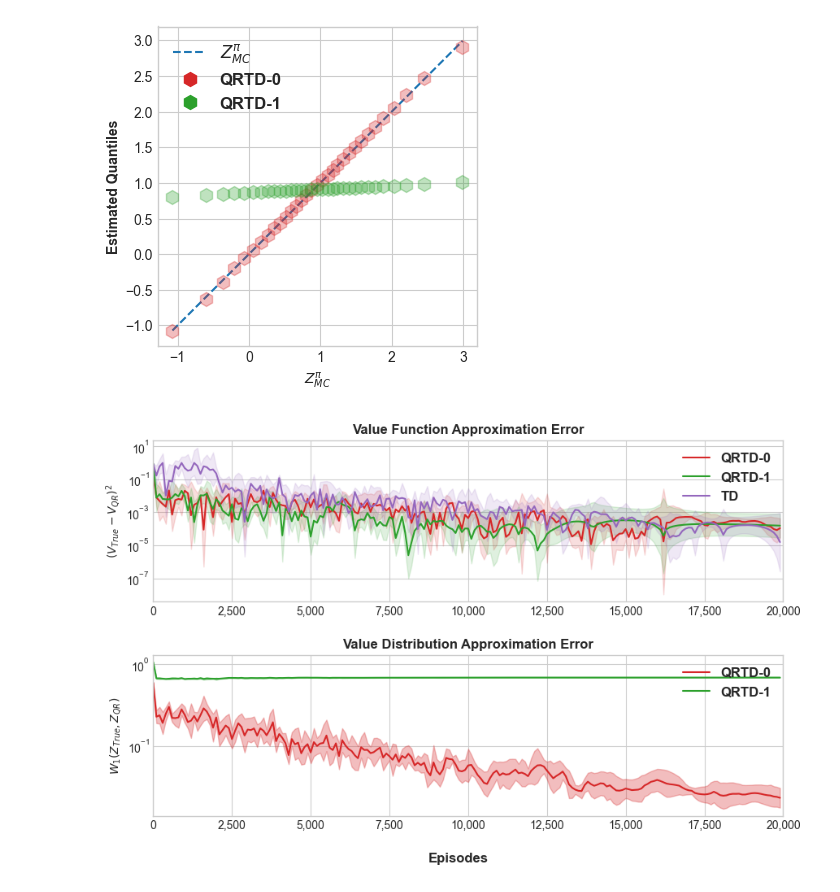
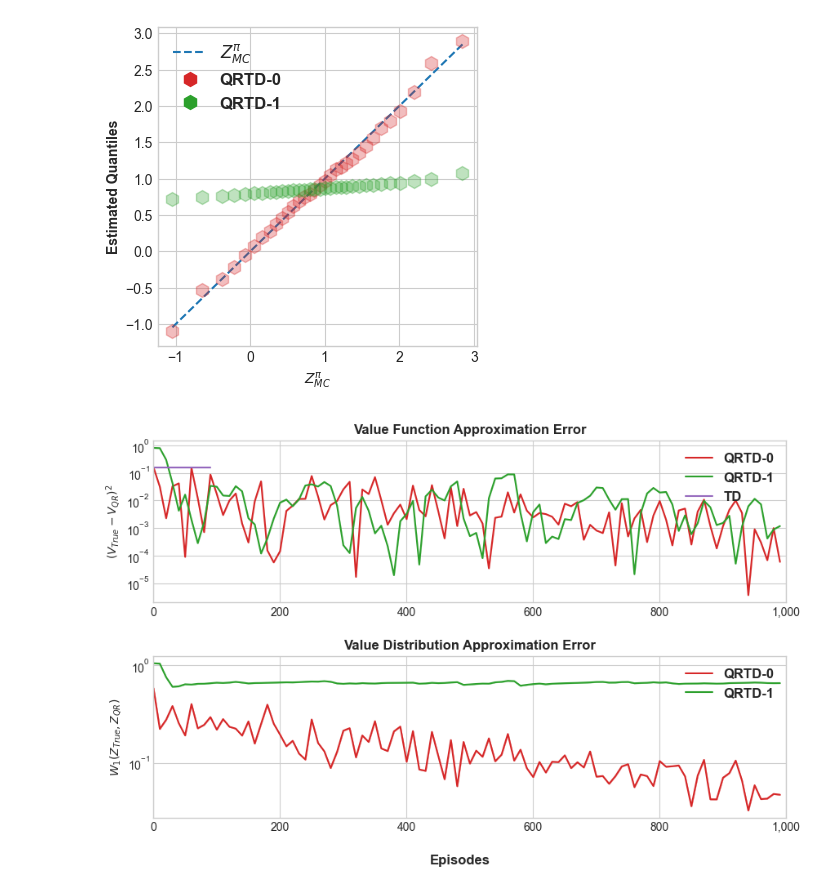
Before and after one commit to AlecHero/QuantileRegressionProject, a Jupyter notebook: test_qrtd.ipynb, the cells around one changed output. Drawn from its saved outputs; the diff is of its cells as text; code cells hidden in the pictures.

```diff
--- a/test_qrtd.ipynb
+++ b/test_qrtd.ipynb
@@ -1,22 +1,21 @@
 # %%
 import numpy as np
 import gymnasium as gym
+import importlib
 import envs
 
-from learners import PolicyIteration, MonteCarlo
-from analysis import plot_pdf, plot_cdf, plot_metrics, plot_qq, plot_map
-from qrtd import train_qrtd, Params
+from qrtd import Params
 
 params = Params(
     model_name="Walkway",
-    n_runs=5,
-    n_episodes=20_000,
-    save_skip=100,
-    lr_decay=2000,
+    n_runs=1,
+    n_episodes=1_000,
+    save_skip=10,
+    lr_decay=200,
     seed=123,
 
     N=32,
-    alpha=0.5,
+    alpha=1.0,
     gamma=0.99,
     epsilon=0.1,
 
@@ -30,13 +29,24 @@ params = params._replace(nA=int(env.action_space.n))
 params = params._replace(nS=int(env.observation_space.n))
 params = params._replace(shape=env.unwrapped.shape)
 s_init, _ = env.reset()
+
+save_to = None#"experiments/"+params.model_name
 # %%
+import analysis
+import qrtd
+importlib.reload(analysis)
+importlib.reload(qrtd)
+
+from learners import PolicyIteration, MonteCarlo
+from analysis import *
+from qrtd import train_qrtd
+
 policy, V_pi = PolicyIteration(env, params.gamma)
-table_qrtd0 = train_qrtd(env, policy, params, kappa=0)
-table_qrtd1 = train_qrtd(env, policy, params, kappa=1)
+table_qrtd0 = train_qrtd(env, policy, params, kappa=0, rho_type="manual")
+table_qrtd1 = train_qrtd(env, policy, params, kappa=1, rho_type="manual")
 
 params_td = params._replace(N=1)
-table_td = train_qrtd(env, policy, params_td, is_td=True)
+table_td = train_qrtd(env, policy, params_td, rho_type="manual")
 
 returns = MonteCarlo(env, policy, params.gamma, total_episodes=5_000)
 tau_returns = np.quantile(np.sort(returns), tau)
@@ -55,8 +53,7 @@ plot_map(table_qrtd0[0,-1].mean(-1), params)
 # %%
-init_qrtd0 = table_qrtd0.mean(0)[-1,s_init]
-init_qrtd1 = table_qrtd1.mean(0)[-1,s_init]
+init_qrtd0 = table_qrtd0.mean(0)[-1,0]
+init_qrtd1 = table_qrtd1.mean(0)[-1,0]
 
-save_to = "experiments/"+params.model_name
 plot_objs = [(init_qrtd0, "QRTD-0"), (init_qrtd1, "QRTD-1")]
 plot_qs = [(table_qrtd0[:,:,s_init], "QRTD-0"), (table_qrtd1[:,:,s_init], "QRTD-1"), (table_td[:,:,s_init], "TD")]
 
@@ -71,2 +68,2 @@ plot_metrics(plot_qs, tau_returns, save_skip=params.save_skip, save_to=save_to,
-[figure, old version]
+[figure, new version]
-[figure, old version]
+[figure, new version]
```
Also changed, not shown: parts of 4 cells of this notebook, 1 other file.
